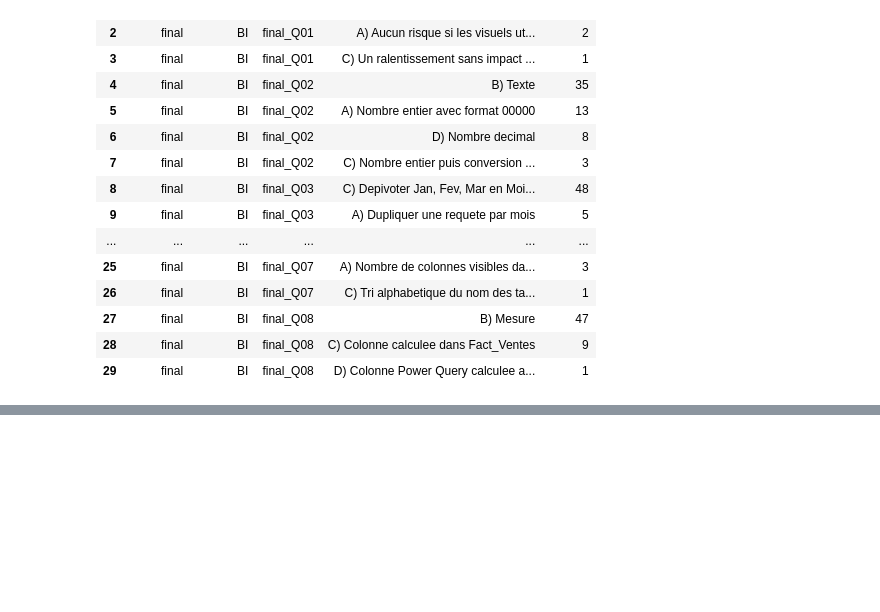
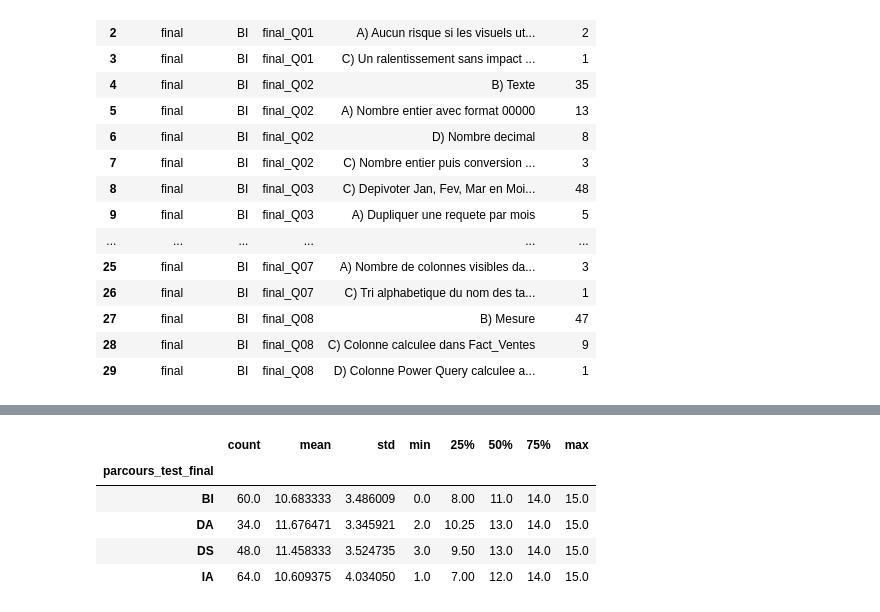
Before and after one commit to Andrianiaina60/Model-eval-pers-elearning, a Jupyter notebook: notebooks/02_scoring_pedagogique_niveaux.ipynb, the cells around one changed output, grey strips where cells are left out. Saved outputs shown, nothing was run; the diff lists cells and outputs as text; code cells hidden in the pictures; blank space fills up the shorter version.

```diff
--- a/notebooks/02_scoring_pedagogique_niveaux.ipynb
+++ b/notebooks/02_scoring_pedagogique_niveaux.ipynb
@@ -953,0 +1505,77 @@ else:
+# %%
+# ============================================================
+# 2.11. Calcul des scores des tests finaux /15
+# ============================================================
+
+df_scores_finaux = df_tests_finaux[
+    ["IDENTIFICATION", "parcours_test_final", "feuille_source_finale"]
+].copy()
+
+# Mapping du barème final
+bareme_final = (
+    df_correction_final
+    .set_index(["parcours", "question_standardisee"])["bonne_reponse"]
+    .to_dict()
+)
+
+# Calcul question par question
+for q in colonnes_q_final:
+    col_score = f"score_{q}"
+    col_unknown = f"unknown_{q}"
+
+    df_scores_finaux[col_score] = df_tests_finaux.apply(
+        lambda row: corriger_reponse(
+            row[q],
+            bareme_final.get((row["parcours_test_final"], q))
+        ),
+        axis=1
+    )
+
+    df_scores_finaux[col_unknown] = df_tests_finaux[q].apply(
+        est_reponse_inconnue
+    )
+
+# Score total /15
+colonnes_scores_final = [f"score_{q}" for q in colonnes_q_final]
+colonnes_unknown_final = [f"unknown_{q}" for q in colonnes_q_final]
+
+df_scores_finaux["score_final_total"] = df_scores_finaux[colonnes_scores_final].sum(axis=1)
+
+df_scores_finaux["score_final_pourcentage"] = (
+    df_scores_finaux["score_final_total"] / 15 * 100
+)
+
+df_scores_finaux["niveau_final"] = df_scores_finaux[
+    "score_final_pourcentage"
+].apply(attribuer_niveau_depuis_pourcentage)
+
+df_scores_finaux["unknown_total_final"] = df_scores_finaux[colonnes_unknown_final].sum(axis=1)
+
+# Export
+PATH_SCORES_FINAUX = OUTPUT_DIR / "03_scores_tests_finaux.csv"
+
+df_scores_finaux.to_csv(
+    PATH_SCORES_FINAUX,
+    index=False,
+    encoding="utf-8-sig"
+)
+
+print("Scores des tests finaux calculés.")
+print("Fichier généré :", PATH_SCORES_FINAUX)
+print("Dimensions :", df_scores_finaux.shape)
+
+print("\nRésumé score final total /15 :")
+display(df_scores_finaux["score_final_total"].describe())
+
+print("\nRépartition des niveaux finaux :")
+display(df_scores_finaux["niveau_final"].value_counts())
+
+print("\nRépartition par parcours final :")
+display(
+    df_scores_finaux
+    .groupby("parcours_test_final")["score_final_total"]
+    .describe()
+)
+
+display(df_scores_finaux.head())
+# %% [output]
@@ -953,0 +1603,6 @@ else:
+|  | count | mean | std | min | 25% | 50% | 75% | max |
+| parcours_test_final |  |  |  |  |  |  |  |  |
+| BI | 60.0 | 10.683333 | 3.486009 | 0.0 | 8.00 | 11.0 | 14.0 | 15.0 |
+| DA | 34.0 | 11.676471 | 3.345921 | 2.0 | 10.25 | 13.0 | 14.0 | 15.0 |
+| DS | 48.0 | 11.458333 | 3.524735 | 3.0 | 9.50 | 13.0 | 14.0 | 15.0 |
+| IA | 64.0 | 10.609375 | 4.034050 | 1.0 | 7.00 | 12.0 | 14.0 | 15.0 |
```
Also changed, not shown: parts of 32 cells of this notebook.
